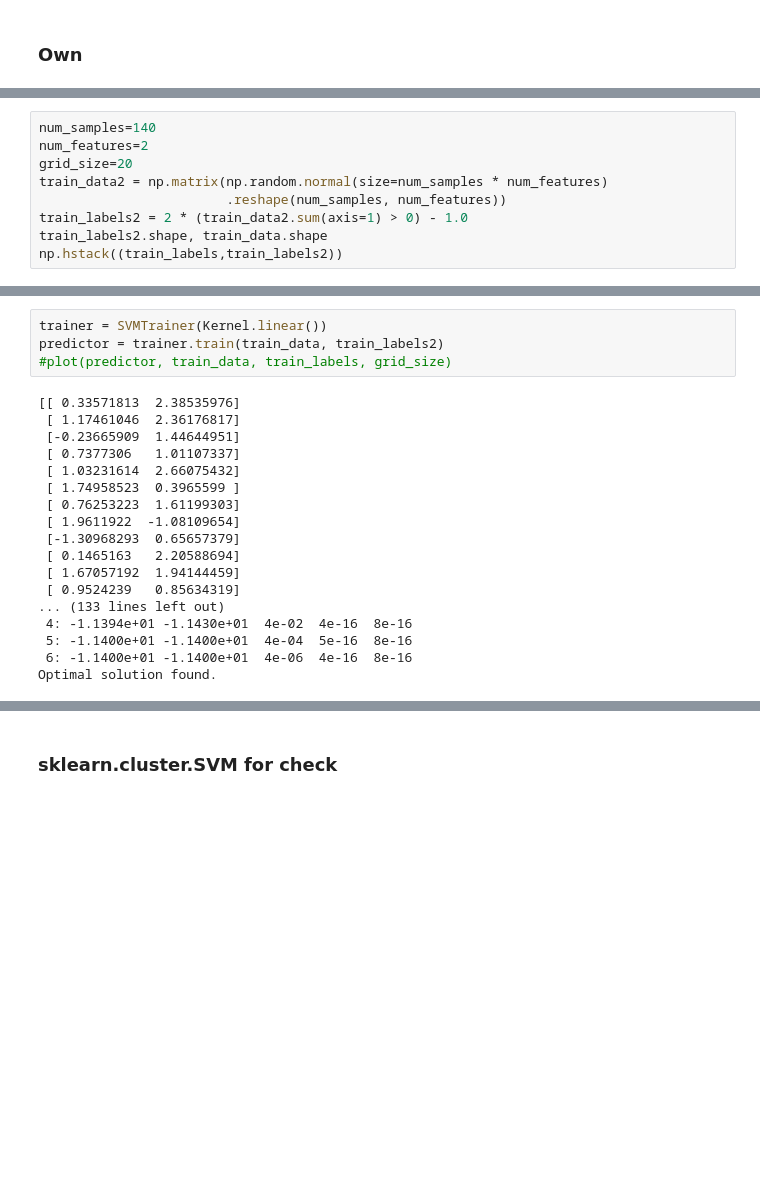
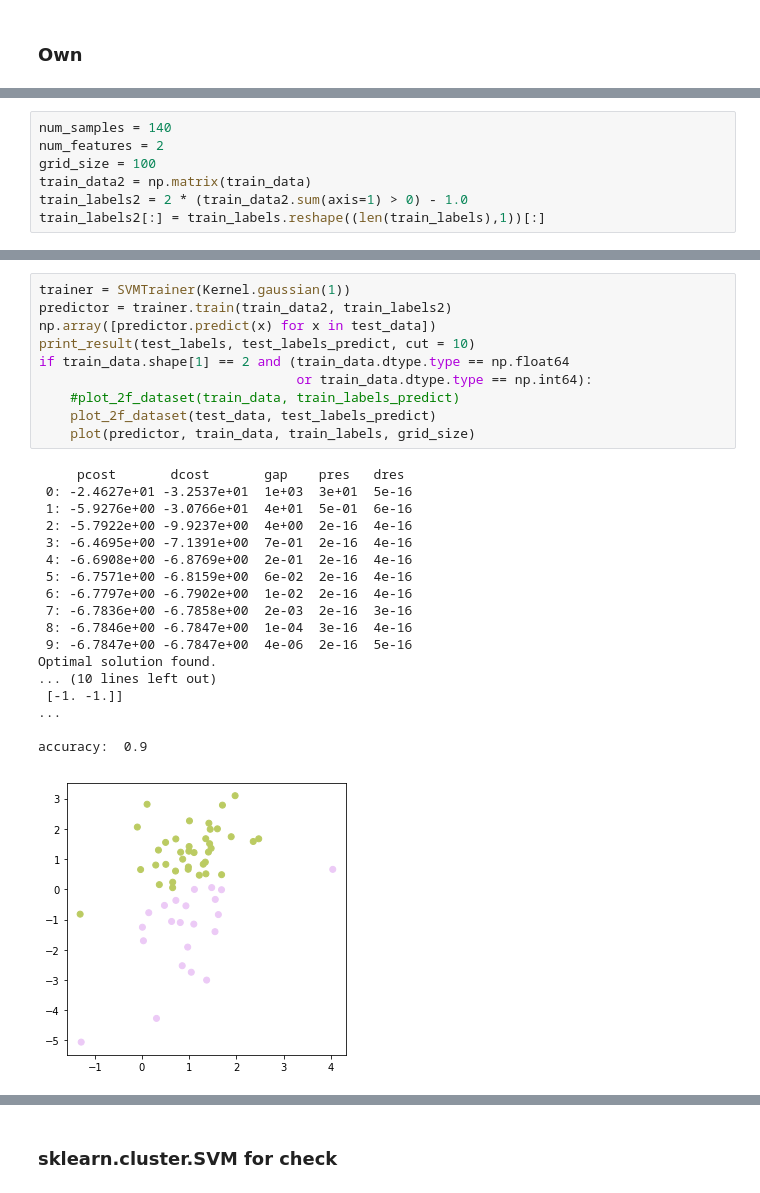
Before and after one commit to Antonyo314/dru-ML-algorithms, a Jupyter notebook: 6. SVM.ipynb, the cells around one changed output, grey strips where cells are left out. Cells and saved outputs as stored; diff of their text form; blank space fills up the shorter version.

```diff
--- a/6. SVM.ipynb
+++ b/6. SVM.ipynb
@@ -334,9 +357,7 @@ train_labels.shape, train_data.shape
 # %%
-num_samples=140
-num_features=2
-grid_size=20
-train_data2 = np.matrix(np.random.normal(size=num_samples * num_features)
-                        .reshape(num_samples, num_features))
+num_samples = 140
+num_features = 2
+grid_size = 100
+train_data2 = np.matrix(train_data)
 train_labels2 = 2 * (train_data2.sum(axis=1) > 0) - 1.0
-train_labels2.shape, train_data.shape
-np.hstack((train_labels,train_labels2))
+train_labels2[:] = train_labels.reshape((len(train_labels),1))[:]
@@ -361,22 +364,29 @@ matrix([[ 1.,  1.],
-# %%
-trainer = SVMTrainer(Kernel.linear())
-predictor = trainer.train(train_data, train_labels2)
-#plot(predictor, train_data, train_labels, grid_size)
-# %% [output]
-[[ 0.33571813  2.38535976]
- [ 1.17461046  2.36176817]
- [-0.23665909  1.44644951]
- [ 0.7377306   1.01107337]
- [ 1.03231614  2.66075432]
- [ 1.74958523  0.3965599 ]
- [ 0.76253223  1.61199303]
- [ 1.9611922  -1.08109654]
- [-1.30968293  0.65657379]
- [ 0.1465163   2.20588694]
- [ 1.67057192  1.94144459]
- [ 0.9524239   0.85634319]
-... (133 lines left out)
- 4: -1.1394e+01 -1.1430e+01  4e-02  4e-16  8e-16
- 5: -1.1400e+01 -1.1400e+01  4e-04  5e-16  8e-16
- 6: -1.1400e+01 -1.1400e+01  4e-06  4e-16  8e-16
-Optimal solution found.
+# %%
+trainer = SVMTrainer(Kernel.gaussian(1))
+predictor = trainer.train(train_data2, train_labels2)
+np.array([predictor.predict(x) for x in test_data])
+print_result(test_labels, test_labels_predict, cut = 10)
+if train_data.shape[1] == 2 and (train_data.dtype.type == np.float64
+                                 or train_data.dtype.type == np.int64):
+    #plot_2f_dataset(train_data, train_labels_predict)
+    plot_2f_dataset(test_data, test_labels_predict)
+    plot(predictor, train_data, train_labels, grid_size)
+# %% [output]
+     pcost       dcost       gap    pres   dres
+ 0: -2.4627e+01 -3.2537e+01  1e+03  3e+01  5e-16
+ 1: -5.9276e+00 -3.0766e+01  4e+01  5e-01  6e-16
+ 2: -5.7922e+00 -9.9237e+00  4e+00  2e-16  4e-16
+ 3: -6.4695e+00 -7.1391e+00  7e-01  2e-16  4e-16
+ 4: -6.6908e+00 -6.8769e+00  2e-01  2e-16  4e-16
+ 5: -6.7571e+00 -6.8159e+00  6e-02  2e-16  4e-16
+ 6: -6.7797e+00 -6.7902e+00  1e-02  2e-16  4e-16
+ 7: -6.7836e+00 -6.7858e+00  2e-03  2e-16  3e-16
+ 8: -6.7846e+00 -6.7847e+00  1e-04  3e-16  4e-16
+ 9: -6.7847e+00 -6.7847e+00  4e-06  2e-16  5e-16
+Optimal solution found.
+... (10 lines left out)
+ [-1. -1.]]
+...
+
+accuracy:  0.9
+[figure, added]
```
Also changed, not shown: parts of 14 cells of this notebook.
